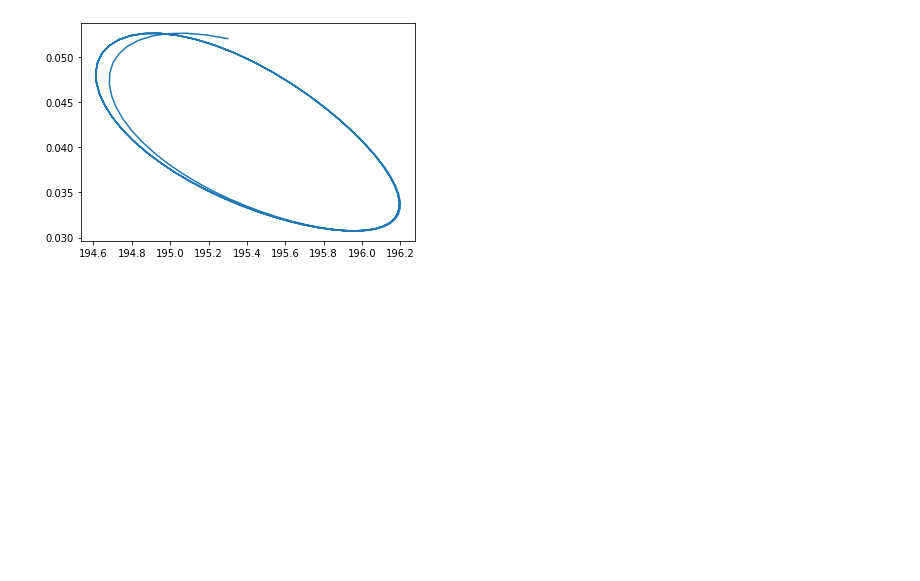
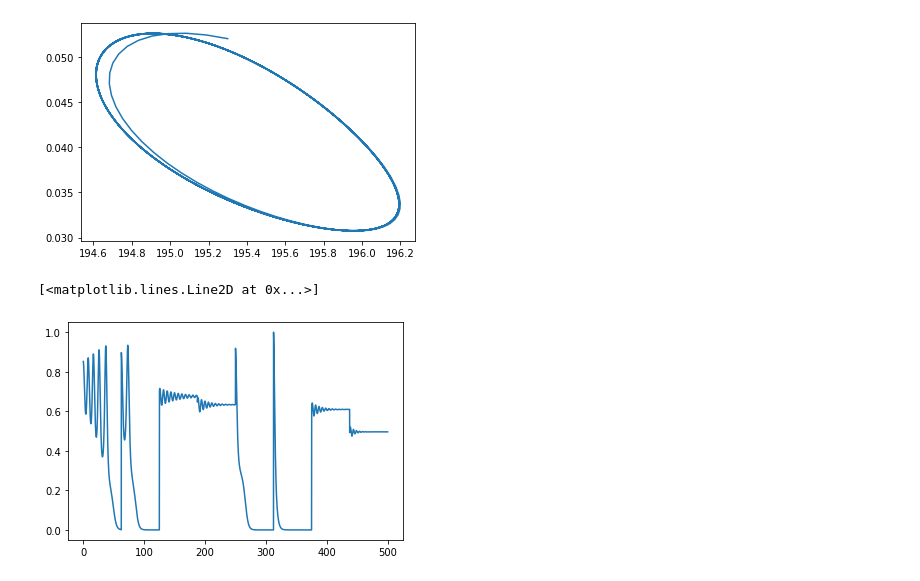
Before and after one commit to clarissanjani/MLCMS_Final-Project, a Jupyter notebook: sir_data.ipynb, the cells around one changed output. Cells and saved outputs as stored; diff of their text form; code cells hidden in the pictures; blank space fills up the shorter version.

```diff
--- a/sir_data.ipynb
+++ b/sir_data.ipynb
@@ -41,4 +47,9 @@ plt.plot(df['Susceptible'], df['Infected'])
 plt.plot(data['Susceptible'], data['Infected']);
 # %% [output]
 [figure]
+# %%
+plt.plot(time, df1['Mu'])
+# %% [output]
+[<matplotlib.lines.Line2D at 0x...>]
+[figure, added]
 # %%
```
Also changed, not shown: parts of 8 cells of this notebook, 7 other files.
